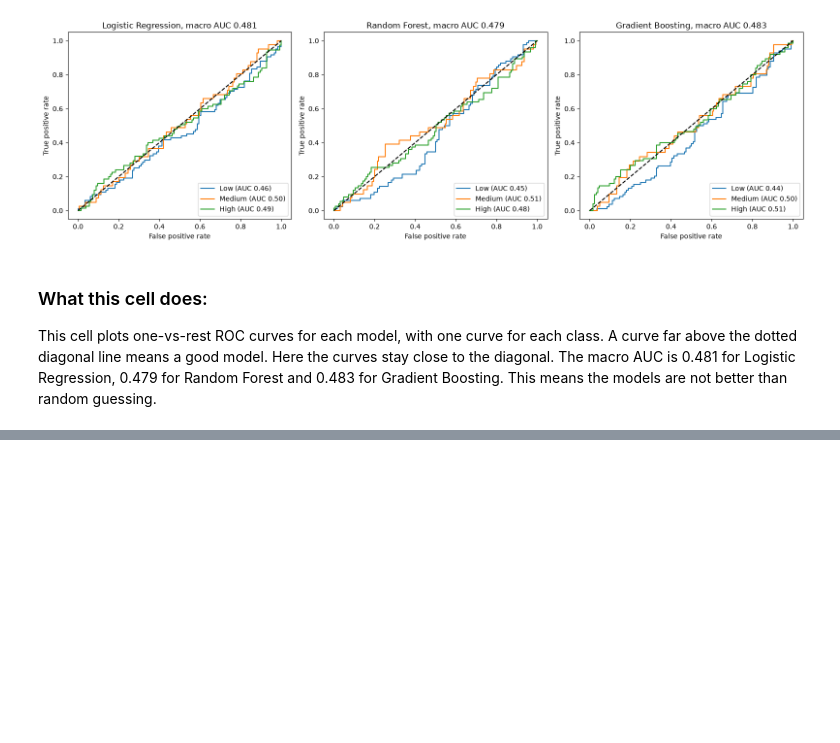
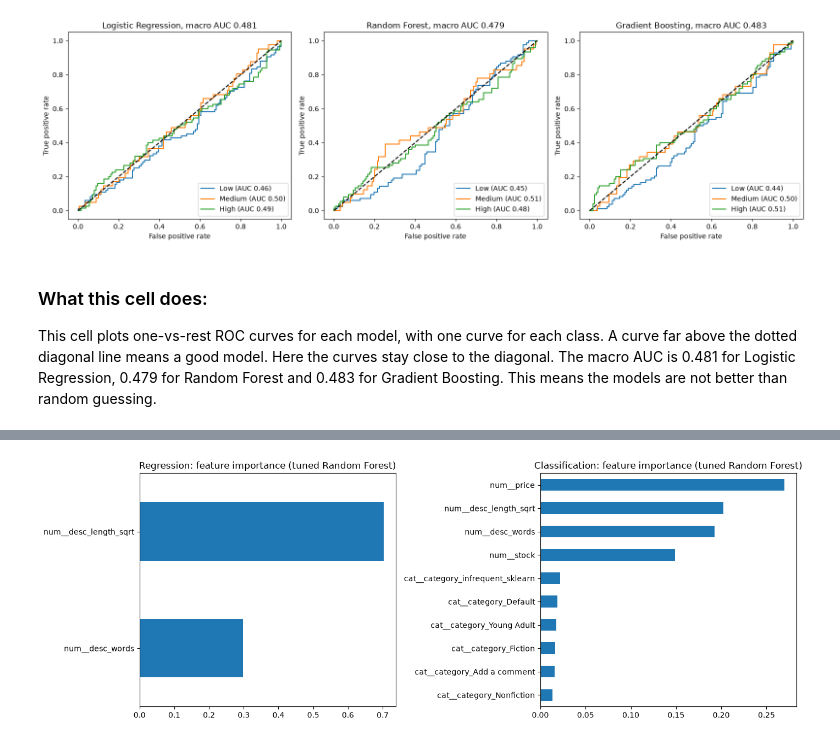
Before and after one commit to l253042/E-commerce, a Jupyter notebook: notebooks/E-commerce.ipynb, the cells around one changed output, grey strips where cells are left out. Drawn from its saved outputs; the diff is of its cells as text; code cells hidden in the pictures; blank space fills up the shorter version.

Commit message:
Step 12 evaluation and tuning

```diff
--- a/notebooks/E-commerce.ipynb
+++ b/notebooks/E-commerce.ipynb
@@ -1795,0 +1901,16 @@ This cell plots one-vs-rest ROC curves for each model, with one curve for each c
+# %%
+rf_clf_pipe = Pipeline([("prep", make_preprocessor(FINAL_CLF)),
+                        ("model", RandomForestClassifier(n_estimators=200, random_state=SEED))])
+grid_clf = GridSearchCV(rf_clf_pipe, param_grid, cv=clf_cv, scoring="f1_macro")
+grid_clf.fit(train[FINAL_CLF], y_train_clf)
+tuned_clf = grid_clf.best_estimator_
+
+print("Best settings:", grid_clf.best_params_)
+print("CV macro F1 before tuning:", round(cv_clf.loc["Random Forest", "F1_mean"], 4))
+print("CV macro F1 after tuning:", round(grid_clf.best_score_, 4))
+
+rows = []
+for name, pipe in [("Random Forest", clf_fitted["Random Forest"]), ("Random Forest (tuned)", tuned_clf)]:
+    for part, X, y in [("train", train[FINAL_CLF], y_train_clf), ("test", test[FINAL_CLF], y_test_clf)]:
+        rows.append({"model": name, "set": part, **clf_metrics(pipe, X, y)})
+display(pd.DataFrame(rows).round(4))
@@ -1795,0 +1960,16 @@ This cell plots one-vs-rest ROC curves for each model, with one curve for each c
+# %%
+imp_reg = pd.Series(tuned_reg.named_steps["model"].feature_importances_,
+                    index=tuned_reg.named_steps["prep"].get_feature_names_out()).sort_values(ascending=False)
+imp_clf = pd.Series(tuned_clf.named_steps["model"].feature_importances_,
+                    index=tuned_clf.named_steps["prep"].get_feature_names_out()).sort_values(ascending=False)
+
+fig, axes = plt.subplots(1, 2, figsize=(14, 5))
+imp_reg.head(10).sort_values().plot.barh(ax=axes[0])
+axes[0].set_title("Regression: feature importance (tuned Random Forest)")
+imp_clf.head(10).sort_values().plot.barh(ax=axes[1])
+axes[1].set_title("Classification: feature importance (tuned Random Forest)")
+plt.tight_layout()
+plt.savefig(FIG_DIR / "feature_importance.png", dpi=150)
+plt.show()
+# %% [output]
+[figure, added]
```
Also changed, not shown: parts of 14 cells of this notebook, 1 other file.
